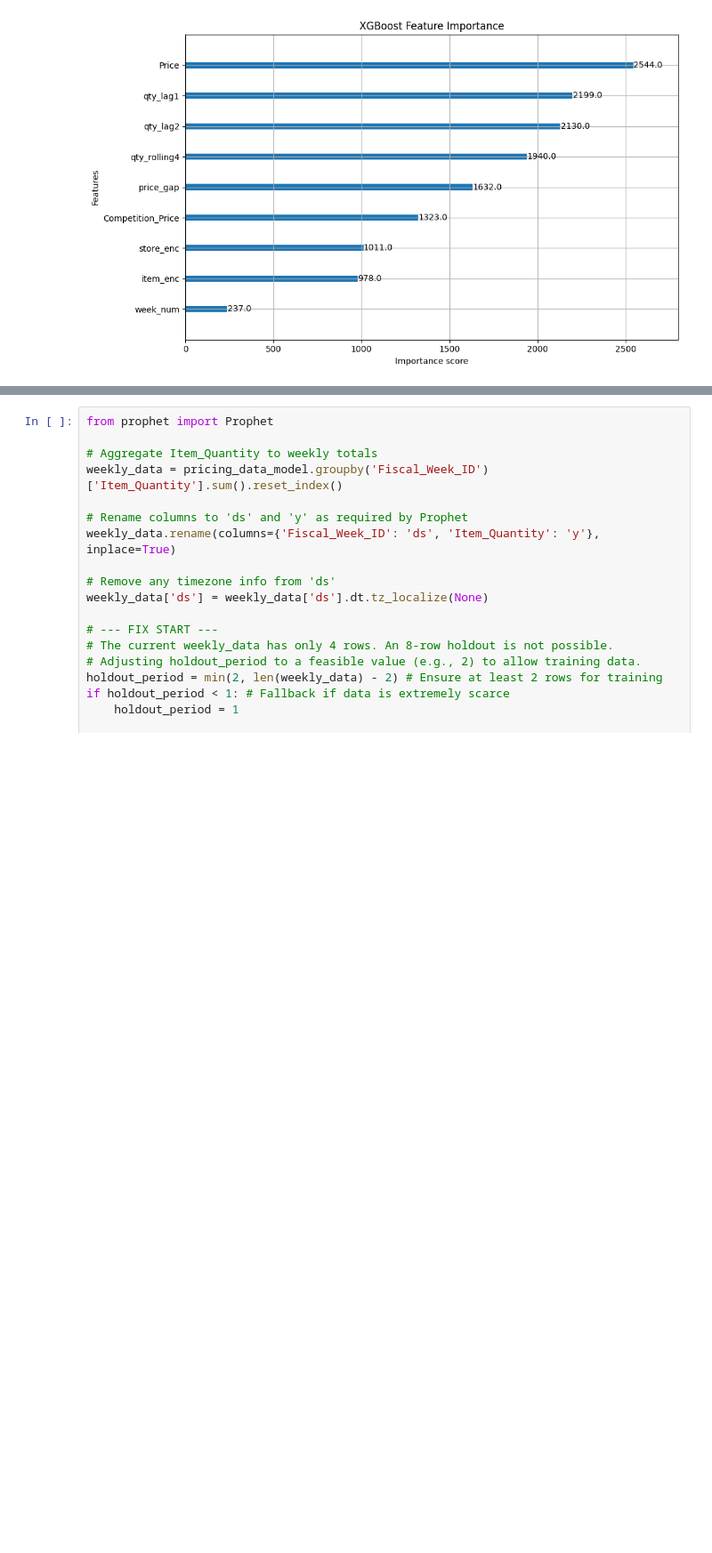
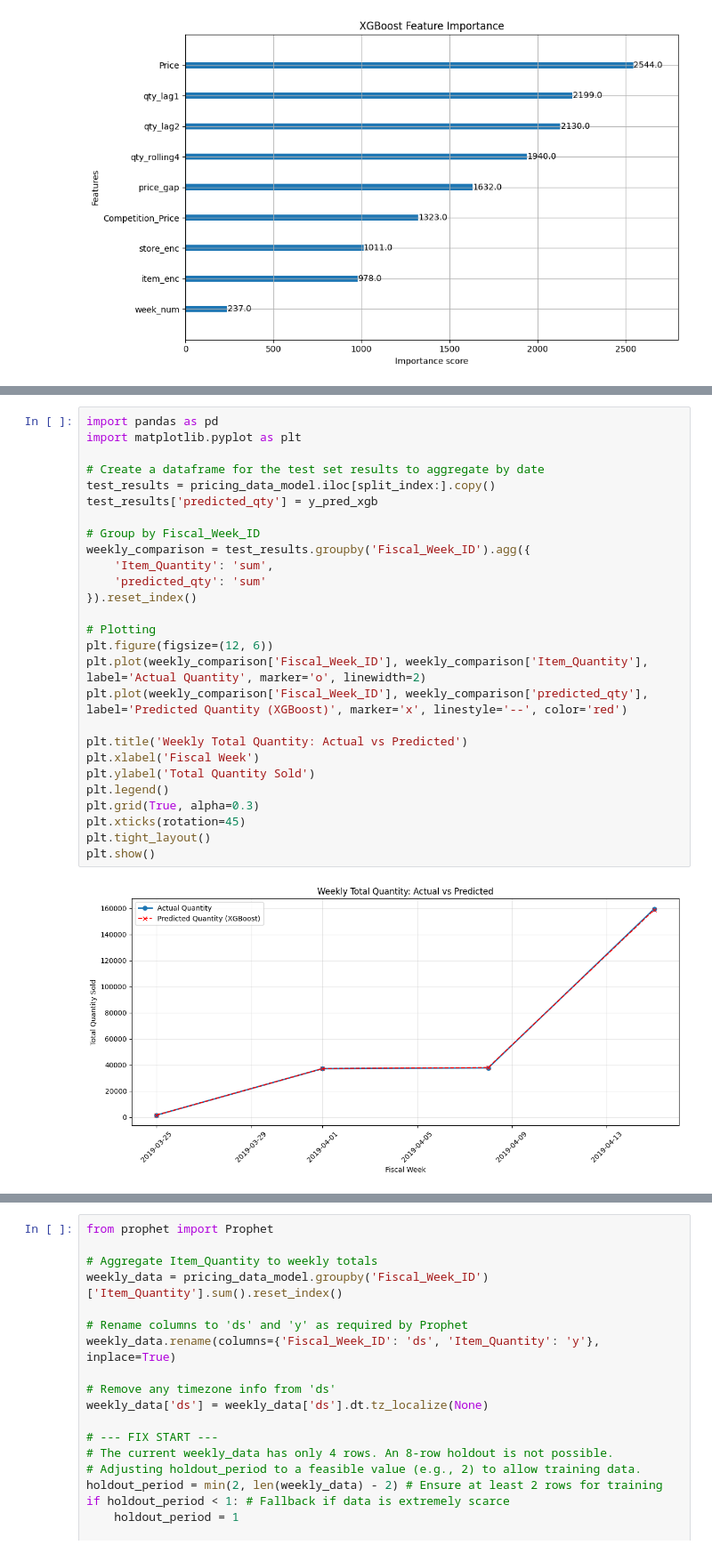
Before and after one commit to archit-biswas/Price-Optimization, a Jupyter notebook: Copy_of_price_optimization.ipynb, the cells around one changed output, grey strips where cells are left out. Shown at 89% size. Saved outputs shown, nothing was run; the diff lists cells and outputs as text; blank space fills up the shorter version.

```diff
--- a/Copy_of_price_optimization.ipynb
+++ b/Copy_of_price_optimization.ipynb
@@ -542,3 +597,32 @@ XGBoost R²: 0.92
+# %%
+import pandas as pd
+import matplotlib.pyplot as plt
+
+# Create a dataframe for the test set results to aggregate by date
+test_results = pricing_data_model.iloc[split_index:].copy()
+test_results['predicted_qty'] = y_pred_xgb
+
+# Group by Fiscal_Week_ID
+weekly_comparison = test_results.groupby('Fiscal_Week_ID').agg({
+    'Item_Quantity': 'sum',
+    'predicted_qty': 'sum'
+}).reset_index()
+
+# Plotting
+plt.figure(figsize=(12, 6))
+plt.plot(weekly_comparison['Fiscal_Week_ID'], weekly_comparison['Item_Quantity'], label='Actual Quantity', marker='o', linewidth=2)
+plt.plot(weekly_comparison['Fiscal_Week_ID'], weekly_comparison['predicted_qty'], label='Predicted Quantity (XGBoost)', marker='x', linestyle='--', color='red')
+
+plt.title('Weekly Total Quantity: Actual vs Predicted')
+plt.xlabel('Fiscal Week')
+plt.ylabel('Total Quantity Sold')
+plt.legend()
+plt.grid(True, alpha=0.3)
+plt.xticks(rotation=45)
+plt.tight_layout()
+plt.show()
+# %% [output]
+[figure, added]
 # %% [markdown]
 ## Prophet Time Series Forecasting
 
```
Also changed, not shown: parts of 11 cells of this notebook.
